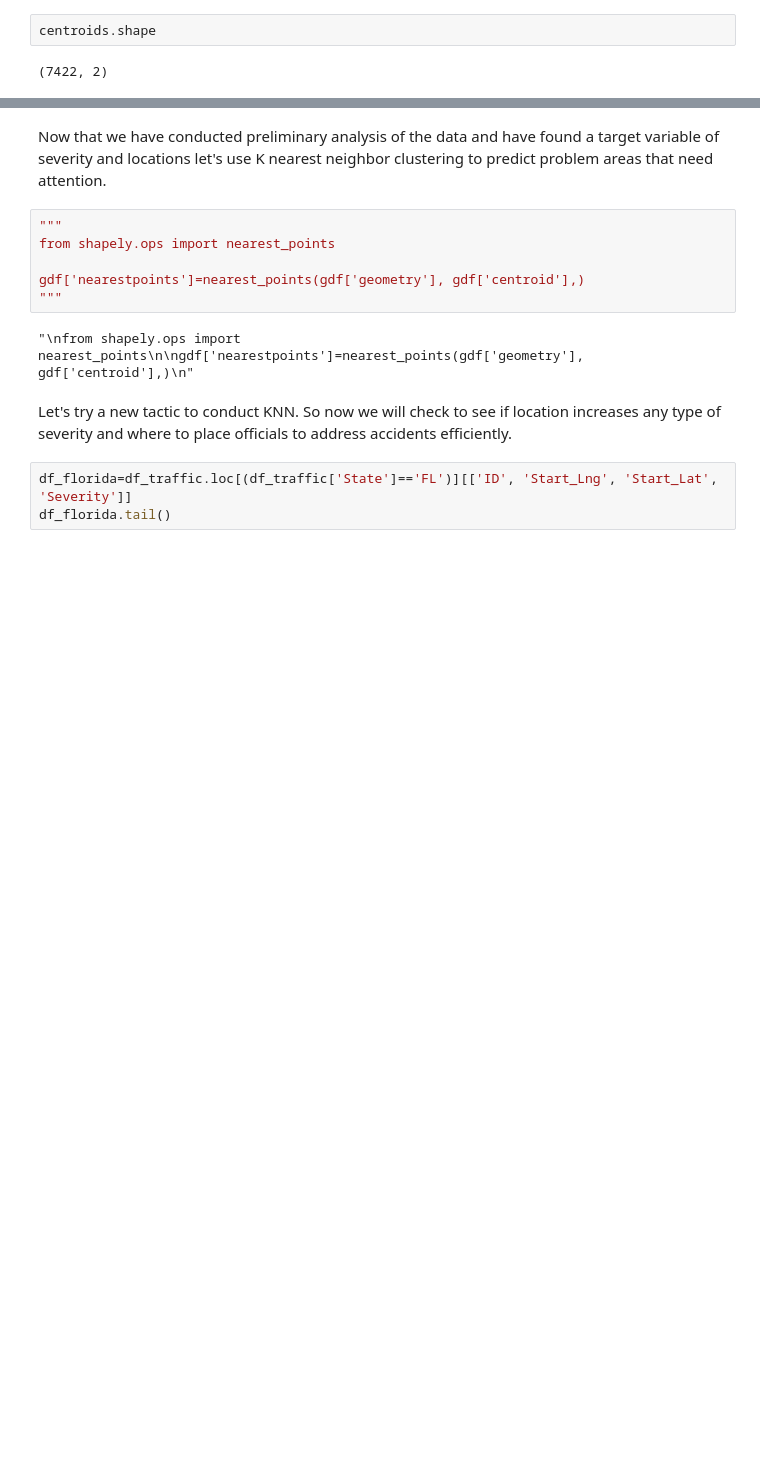
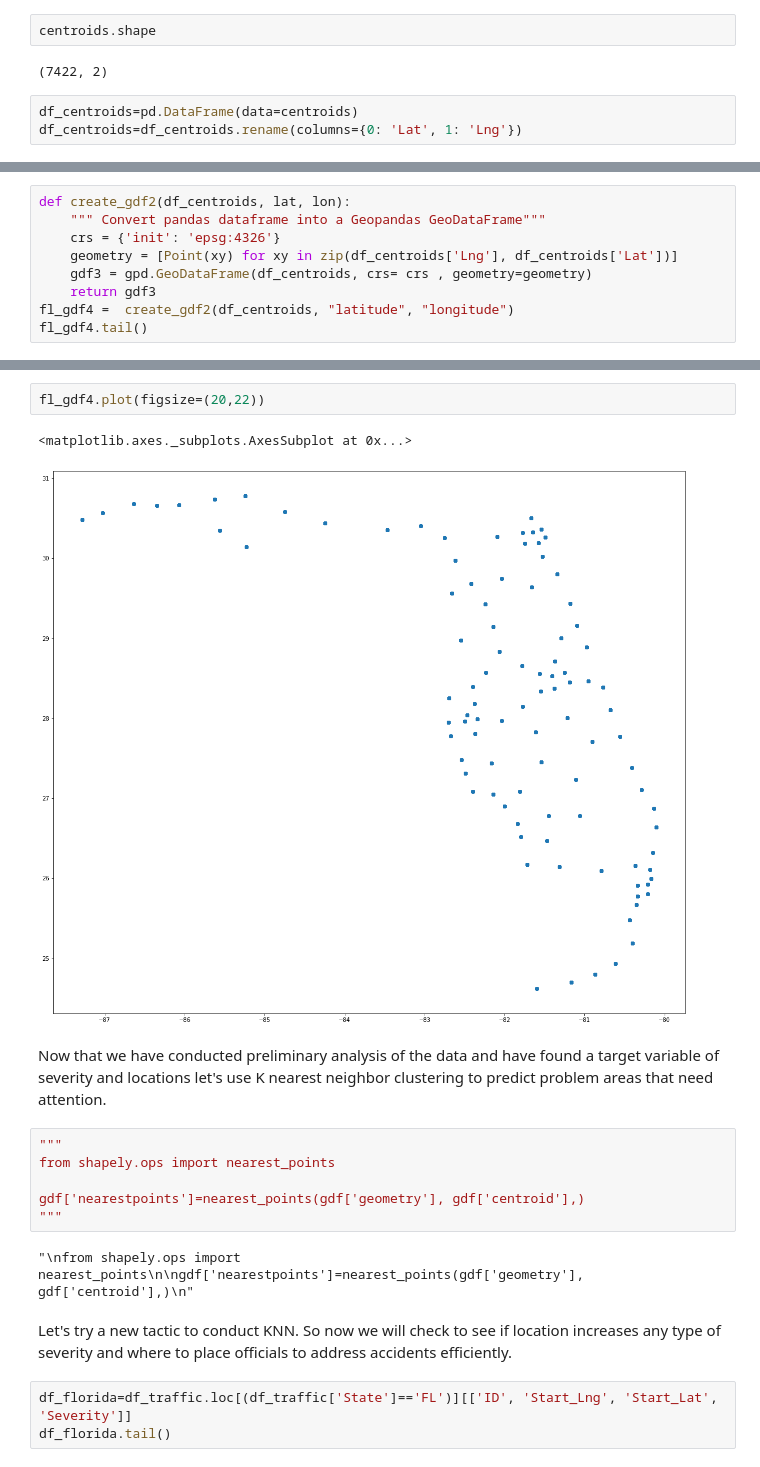
Before and after one commit to Mvgrillo1357/Ai-Platform-Engineering, a Jupyter notebook: Predictive_Geographic_Classifier.ipynb, the cells around one changed output, grey strips where cells are left out. Cells and saved outputs as stored; diff of their text form; blank space fills up the shorter version.

```diff
--- a/Predictive_Geographic_Classifier.ipynb
+++ b/Predictive_Geographic_Classifier.ipynb
@@ -463,3 +477,6 @@ print(centroids)
 centroids.shape
 # %% [output]
 (7422, 2)
+# %%
+df_centroids=pd.DataFrame(data=centroids)
+df_centroids=df_centroids.rename(columns={0: 'Lat', 1: 'Lng'})
@@ -465,0 +492,9 @@ centroids.shape
+# %%
+def create_gdf2(df_centroids, lat, lon):
+    """ Convert pandas dataframe into a Geopandas GeoDataFrame"""
+    crs = {'init': 'epsg:4326'}
+    geometry = [Point(xy) for xy in zip(df_centroids['Lng'], df_centroids['Lat'])]
+    gdf3 = gpd.GeoDataFrame(df_centroids, crs= crs , geometry=geometry)
+    return gdf3
+fl_gdf4 =  create_gdf2(df_centroids, "latitude", "longitude")
+fl_gdf4.tail()
@@ -466,3 +508,8 @@ centroids.shape
+# %%
+fl_gdf4.plot(figsize=(20,22))
+# %% [output]
+<matplotlib.axes._subplots.AxesSubplot at 0x...>
+[figure, added]
 # %% [markdown]
 Now that we have conducted preliminary analysis of the data and have found a target variable of severity and locations let's use K nearest neighbor clustering to predict problem areas that need attention.
 # %%
```
Also changed, not shown: parts of 42 cells of this notebook.
